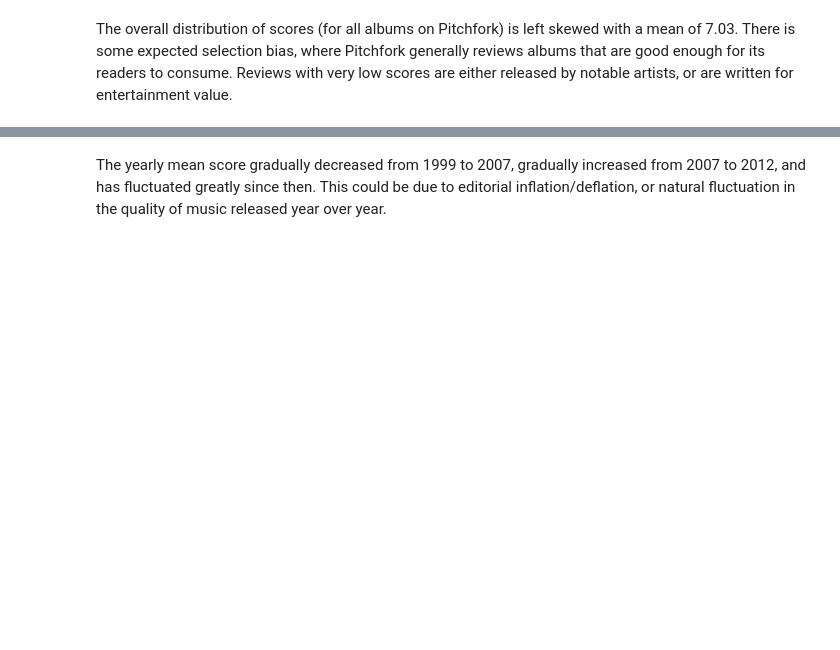
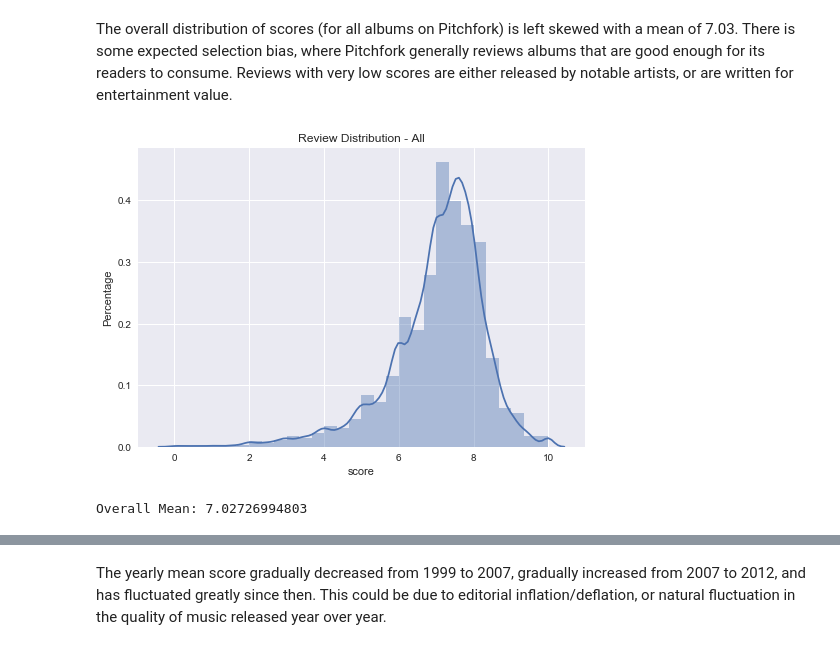
Before and after one commit to andrewjbashford/GalvanizeCapstone, a Jupyter notebook: EDA.ipynb, the cells around one changed output, grey strips where cells are left out. Drawn from its saved outputs; the diff is of its cells as text; code cells hidden in the pictures; blank space fills up the shorter version.

```diff
--- a/EDA.ipynb
+++ b/EDA.ipynb
@@ -171,7 +175,10 @@ The overall distribution of scores (for all albums on Pitchfork) is left skewed
 # %%
 sns.distplot(df['score'], bins=30)
 plt.title("Review Distribution - All")
-
+plt.ylabel('Percentage')
 plt.show()
 
 print "Overall Mean:", df['score'].mean()
+# %% [output]
+[figure, added]
+Overall Mean: 7.02726994803
```
Also changed, not shown: parts of 31 cells of this notebook.
